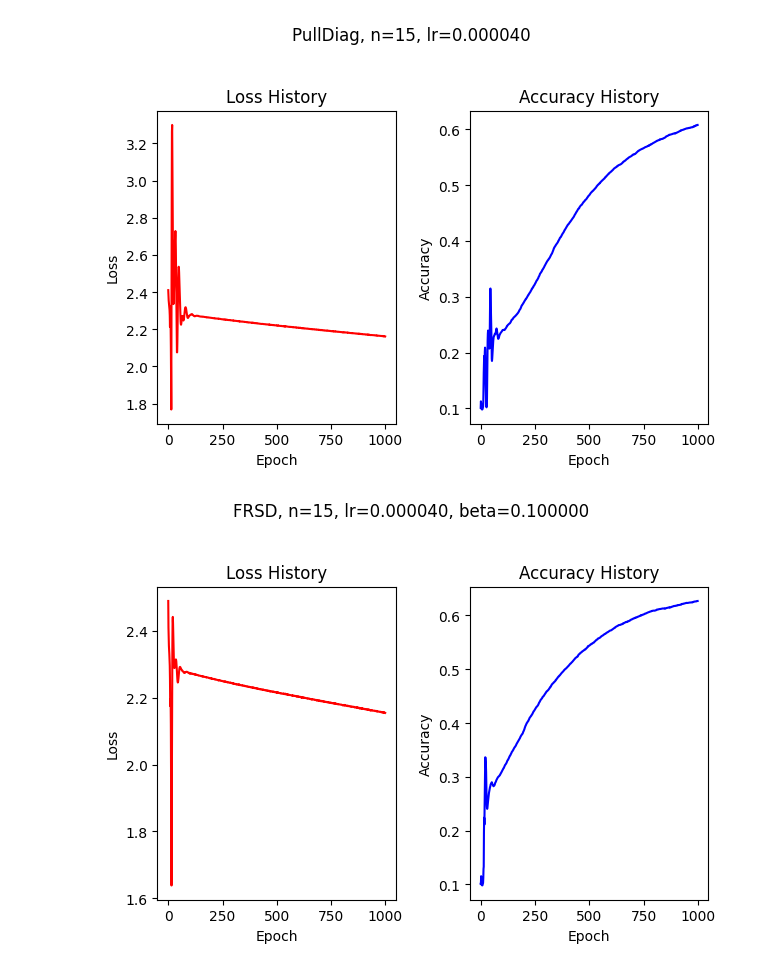
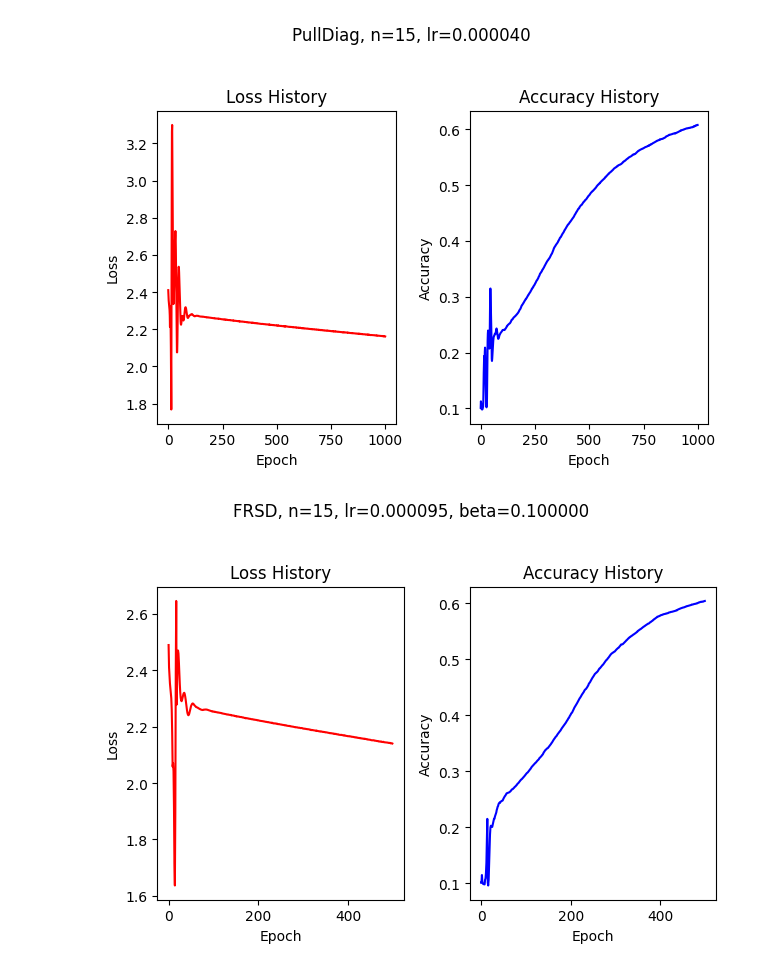
Before and after one commit to Luoxiaogan/PullSum_MNIST, a Jupyter notebook: code/神经网络实验/MNIST最终实验/实验部分/环状图, 15节点, 大异质性.ipynb, the cells around one changed output. Cells and saved outputs as stored; diff of their text form; code cells hidden in the pictures.

```diff
--- a/code/神经网络实验/MNIST最终实验/实验部分/环状图, 15节点, 大异质性.ipynb
+++ b/code/神经网络实验/MNIST最终实验/实验部分/环状图, 15节点, 大异质性.ipynb
@@ -87,21 +87,21 @@ Diag_ll3, Diag_aa3 = train_PullDiag(
 # %% [output]
 [figure]
 # %%
-FRSD_ll3, FRSD_aa3 = train_FRSD(
+FRSD_ll4, FRSD_aa4 = train_FRSD(
     n=n,
     A=A,
     model_class=MNISTClassifier_4layer_2,
     seed_for_model=49,
     criterion_class=nn.CrossEntropyLoss,
-    epochs=1000,
-    lr=4e-5,
+    epochs=500,
+    lr=9.5e-5,
     beta = 0.1,
     X_train_data=h_data,
     y_train_data=y_data,
     X_test_data=X_test,
     y_test_data=y_test,
     compute_accuracy=compute_accuracy_with_average_model,
     show_graph=True
 )
 # %% [output]
-[figure, old version]
+[figure, new version]
```
Also changed, not shown: parts of 2 cells of this notebook.
